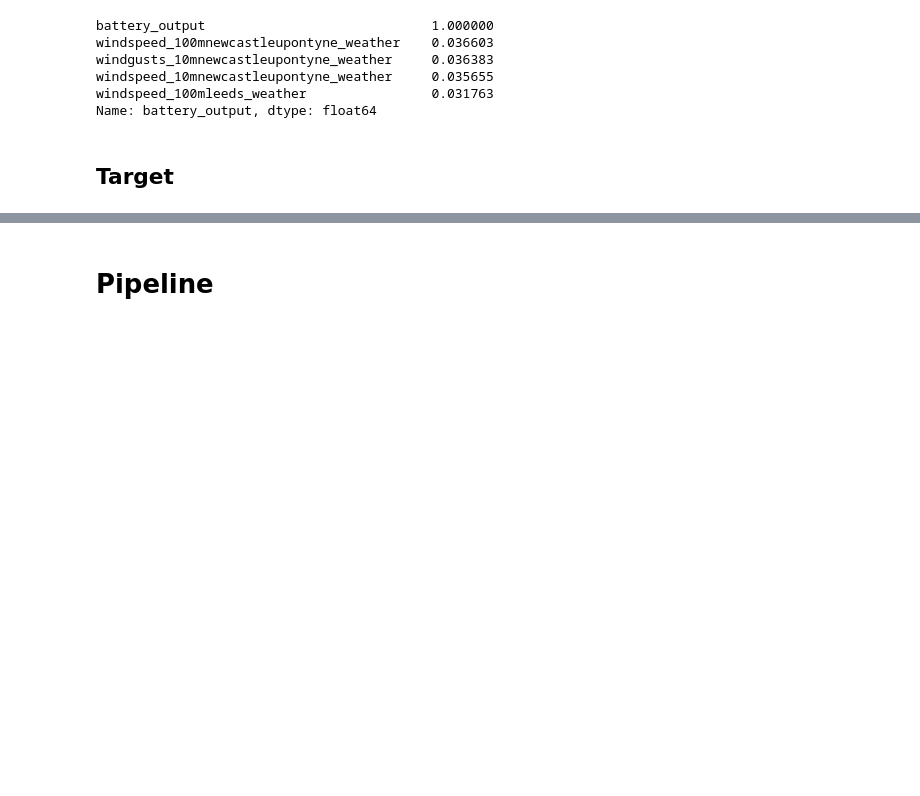
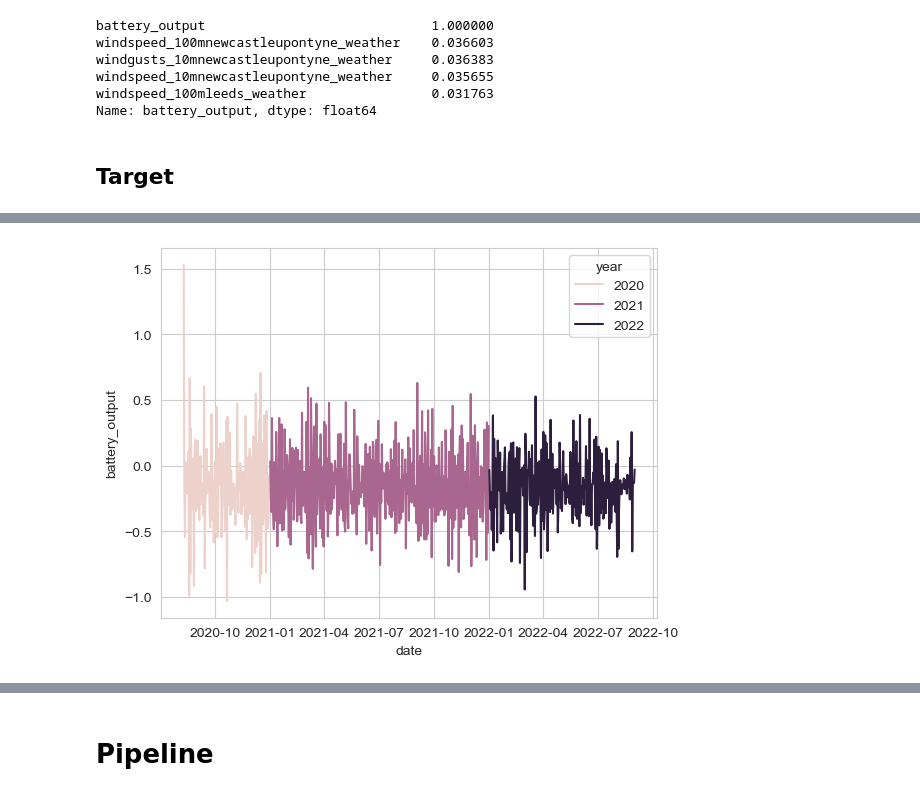
Before and after one commit to cmd-master/batteries, a Jupyter notebook: _main.ipynb, the cells around one changed output, grey strips where cells are left out. Cells and saved outputs as stored; diff of their text form; code cells hidden in the pictures; blank space fills up the shorter version.

```diff
--- a/_main.ipynb
+++ b/_main.ipynb
@@ -107,0 +140,7 @@ sns.lineplot(x=train[date].dt.hour, y=target, data=g);
+# %%
+g = train
+g = g.groupby([g[date].dt.date, g[date].dt.year])[[target]].mean()
+g = g.reset_index(names=['date', 'year'])
+sns.lineplot(x='date', y='battery_output', hue='year', data=g);
+# %% [output]
+[figure, added]
```
Also changed, not shown: parts of 19 cells of this notebook, 1 other file.
